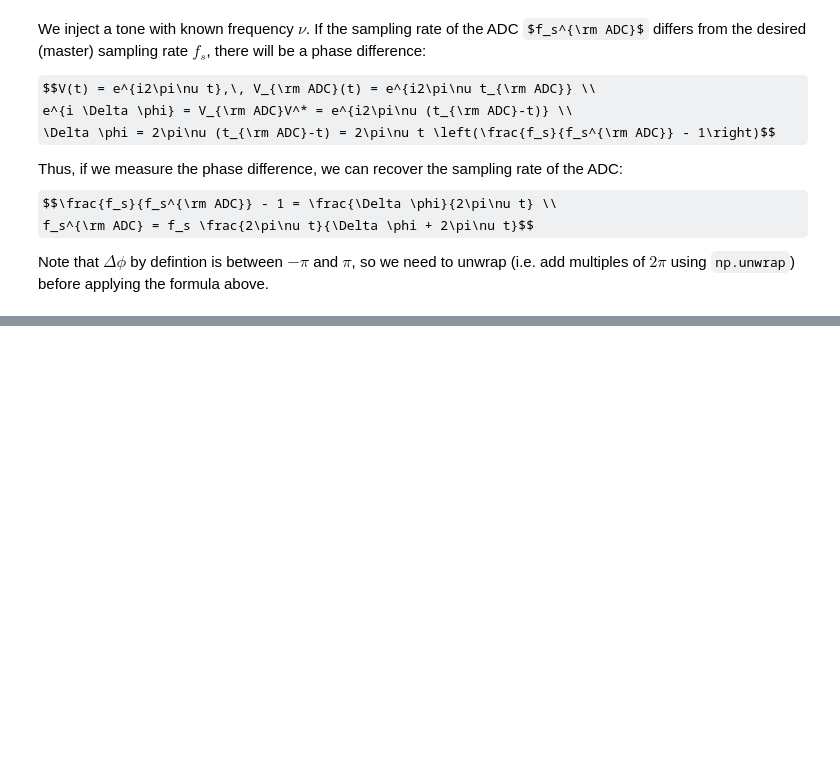
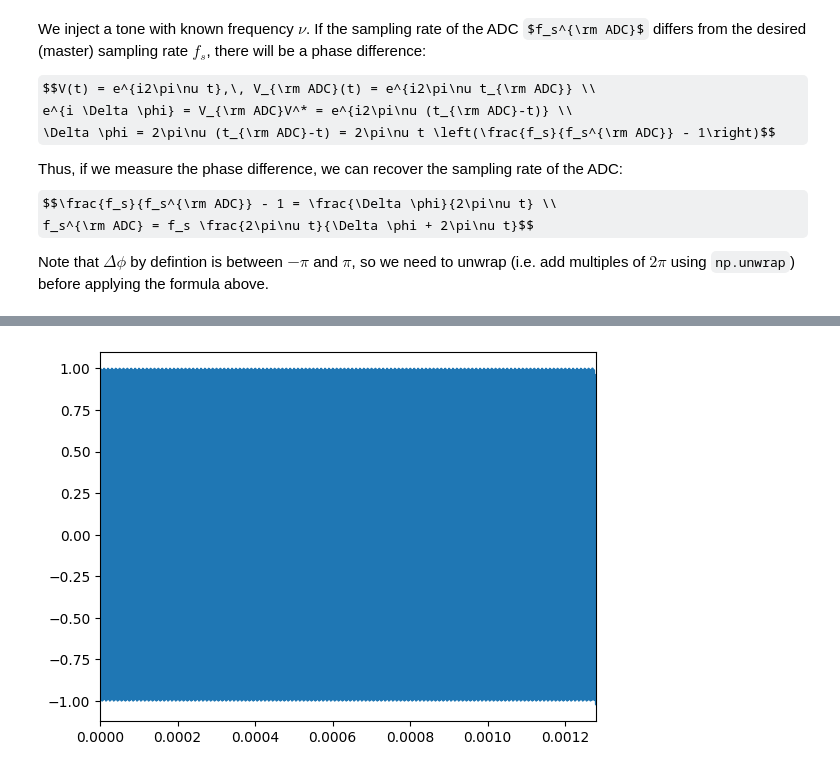
Before and after one commit to AaronParsons/sdrudp, a Jupyter notebook: notebooks/phase_detect_and_correct.ipynb, the cells around one changed output, grey strips where cells are left out. Cells and saved outputs as stored; diff of their text form; code cells hidden in the pictures; some formulas as TeX source; blank space fills up the shorter version.

```diff
--- a/notebooks/phase_detect_and_correct.ipynb
+++ b/notebooks/phase_detect_and_correct.ipynb
@@ -43,7 +43,8 @@ plt.show()
 data = data - np.mean(data, axis=1, keepdims=True)  # remove DC offset
 data_cos = data[0,...,0] * tone_cos - data[0,...,1] * tone_sin  # real part (real*real - im*im)
 data_sin = data[0,...,0] * tone_sin + data[0,...,1] * tone_cos  # imaginary (real*im + im*real)
-dphi = np.arctan2(data_sin, data_cos)  # phase difference in units of radians
+dphi = np.arctan2(data_sin, data_cos) # phase difference in units of radians
+dphi -= dphi[0]
 # dt = dphi / (2 * np.pi * (TONE - LO))  # phase difference in units of seconds
 # dsamp = dt * SAMPLE_RATE  # phase difference in units of sample number
 
@@ -56,8 +57,9 @@ print(sample_ADC / sample_fq)  # how close we are to the true ADC sampling rate
 # %%
-data_rs = resample(data[0, :, 0], sample_ADC, SAMPLE_RATE)
+resamp_real = resample(data[0, :, 0], sample_ADC, SAMPLE_RATE)
+resamp_imag = resample(data[0, :, 1], sample_ADC, SAMPLE_RATE)
 
 plt.figure()
-plt.plot(t, tone_cos - data_rs)
+plt.plot(t, tone_cos - resamp_real)
 plt.xlim(t.min(), t.max())
 plt.show()
 # %% [output]
@@ -65,0 +66 @@ plt.show()
+[figure, added]
```
Also changed, not shown: parts of 5 cells of this notebook, 1 other file.
